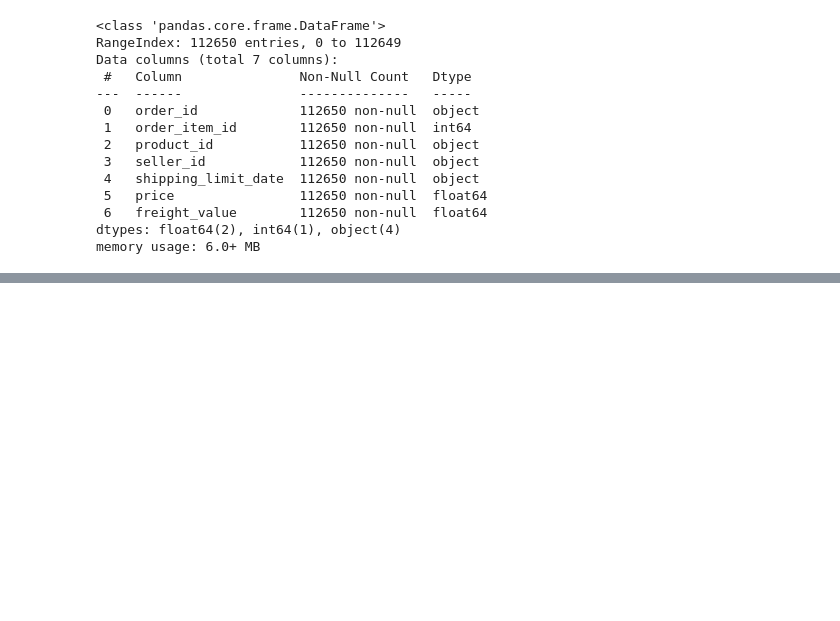
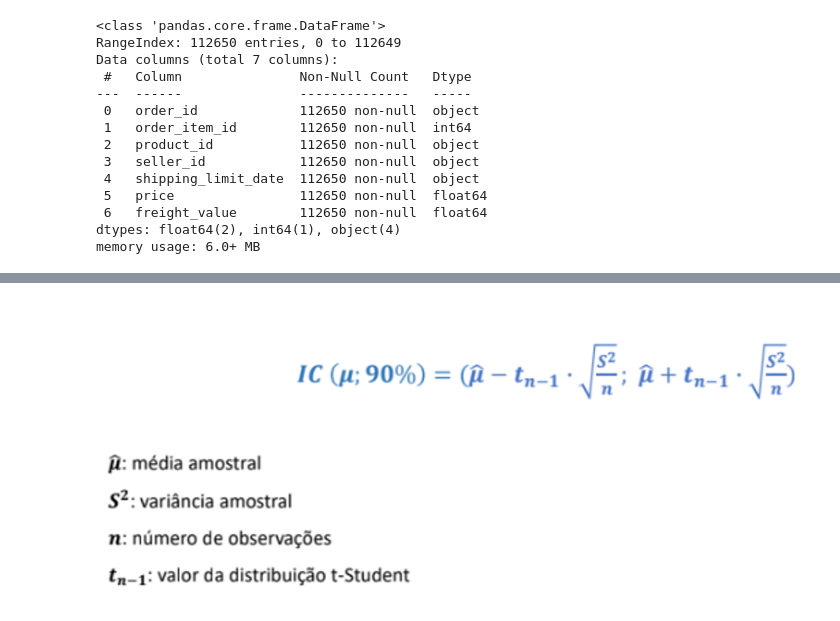
Before and after one commit to bessarodrigo/confidence_interval_marketplace_sales, a Jupyter notebook: notebooks/1. confidence_interval_marketplace_sales.ipynb, the cells around one changed output, grey strips where cells are left out. Cells and saved outputs as stored; diff of their text form; code cells hidden in the pictures; blank space fills up the shorter version.

```diff
--- a/notebooks/1. confidence_interval_marketplace_sales.ipynb
+++ b/notebooks/1. confidence_interval_marketplace_sales.ipynb
@@ -93,0 +155,12 @@ FileNotFoundError: [WinError 3] O sistema não pode encontrar o caminho especifi
+# %%
+# Abrindo a imagem
+image = Image.open("../images/intervalo_confianca.png")
+
+# Defina um novo tamanho (exemplo: 2x maior)
+new_size = (image.width * 2, image.height * 2)
+image_resized = image.resize(new_size)
+
+# Exibir a imagem redimensionada
+display(image_resized)
+# %% [output]
+[figure, added]
```
Also changed, not shown: parts of 27 cells of this notebook.
